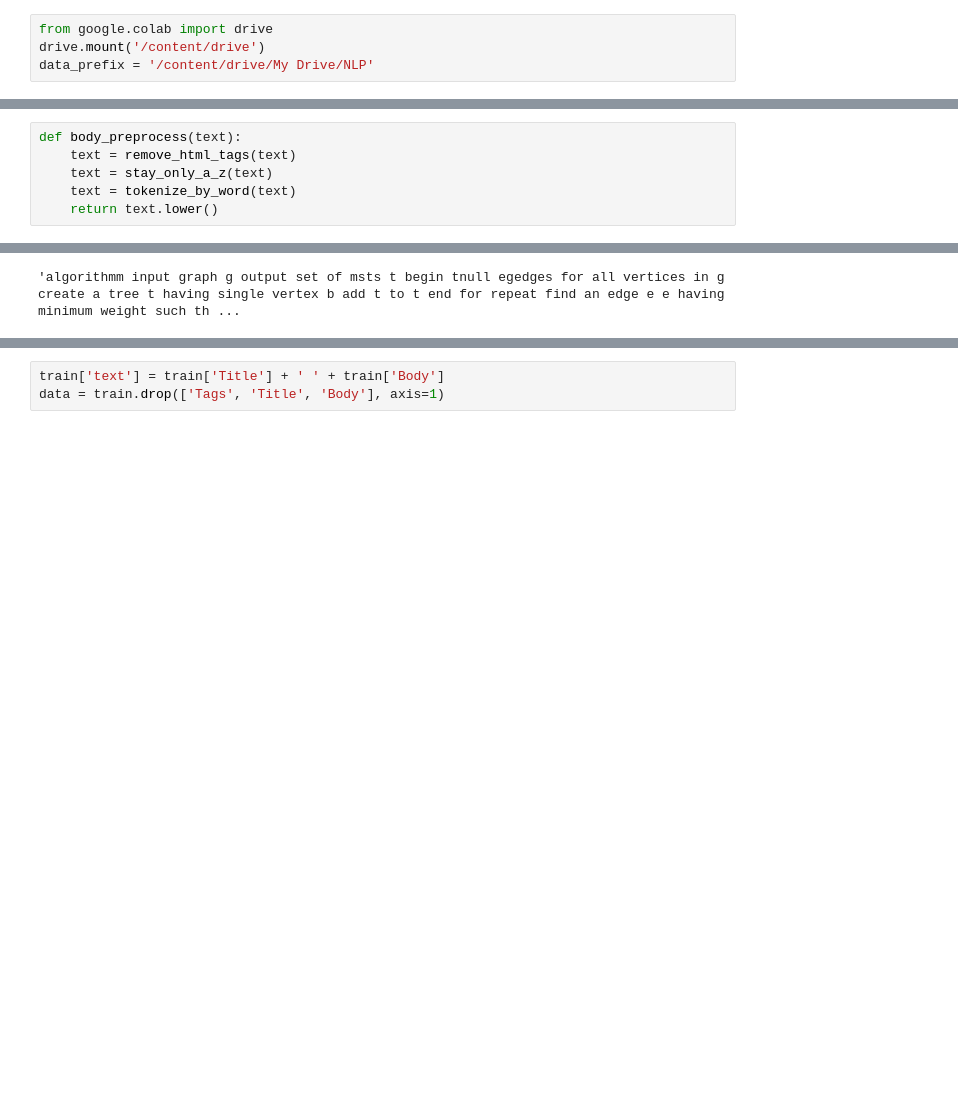
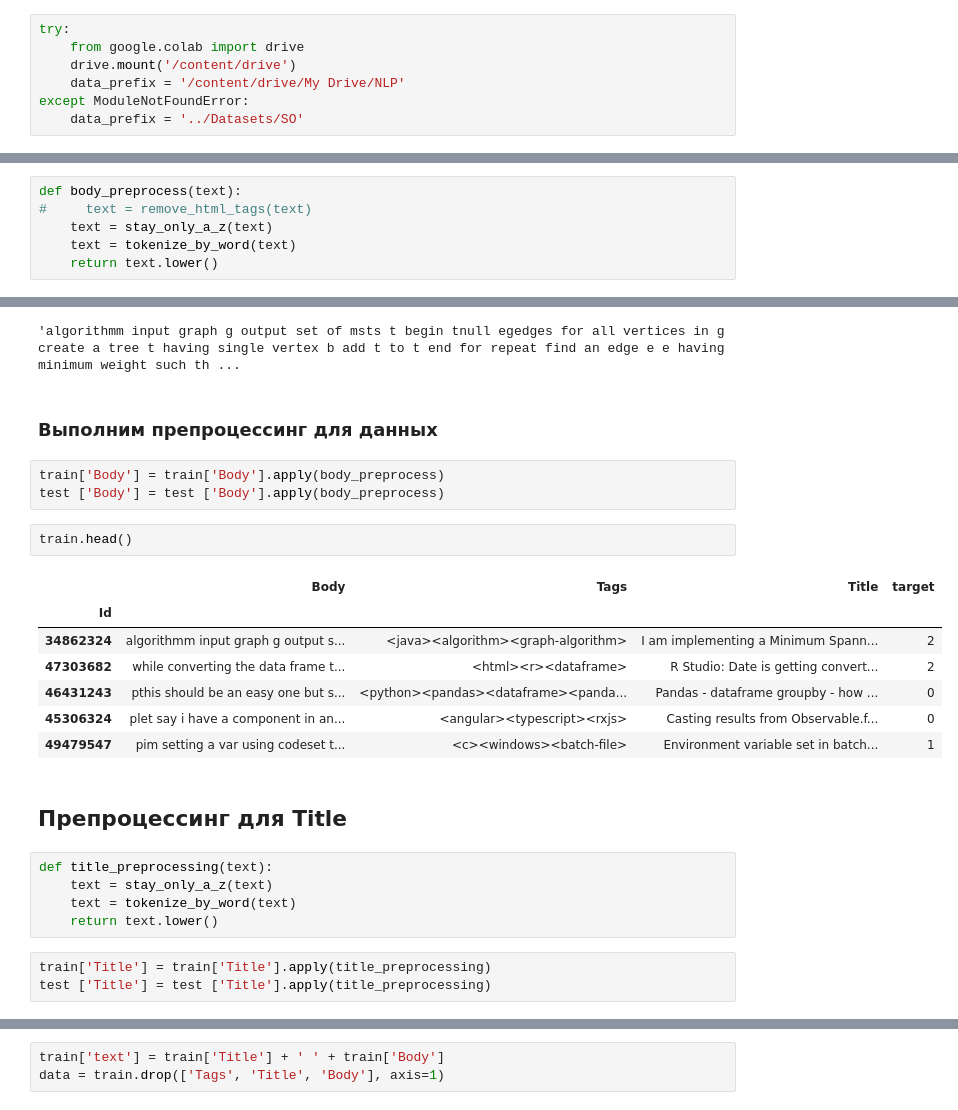
Before and after one commit to DaniilRoman/nlp_course, a Jupyter notebook: NLP_1.ipynb, the cells around one changed output, grey strips where cells are left out. Cells and saved outputs as stored; diff of their text form; blank space fills up the shorter version.

Commit message:
apply new preprocessing

```diff
--- a/NLP_1.ipynb
+++ b/NLP_1.ipynb
@@ -8,6 +8,9 @@ from sklearn.neighbors import KNeighborsClassifier
 from sklearn.ensemble import RandomForestClassifier
 from sklearn.linear_model import LogisticRegression
 # %%
-from google.colab import drive
-drive.mount('/content/drive')
-data_prefix = '/content/drive/My Drive/NLP'
+try:
+    from google.colab import drive
+    drive.mount('/content/drive')
+    data_prefix = '/content/drive/My Drive/NLP'
+except ModuleNotFoundError:
+    data_prefix = '../Datasets/SO'
@@ -64,7 +78,7 @@ tokenize_by_word("Algorithmm:\r\n\r\n**input :** Graph G\r\n\r\n**output:** Set
 ## Препроцессинг для Body
 # %%
 def body_preprocess(text):
-    text = remove_html_tags(text)
+#     text = remove_html_tags(text)
     text = stay_only_a_z(text)
     text = tokenize_by_word(text)
     return text.lower()
@@ -99,3 +113,28 @@ I'm stuck on the logic for the highlighted block.
 I've used simple objects for vertex,edge and tree. And for their sets, used array of Objects.''')
 # %% [output]
 'algorithmm input graph g output set of msts t begin tnull egedges for all vertices in g create a tree t having single vertex b add t to t end for repeat find an edge e e having minimum weight such th ...
+# %% [markdown]
+### Выполним препроцессинг для данных
+# %%
+train['Body'] = train['Body'].apply(body_preprocess)
+test ['Body'] = test ['Body'].apply(body_preprocess)
+# %%
+train.head()
+# %% [output]
+|  | Body | Tags | Title | target |
+| Id |  |  |  |  |
+| 34862324 | algorithmm input graph g output s... | <java><algorithm><graph-algorithm> | I am implementing a Minimum Spann... | 2 |
+| 47303682 | while converting the data frame t... | <html><r><dataframe> | R Studio: Date is getting convert... | 2 |
+| 46431243 | pthis should be an easy one but s... | <python><pandas><dataframe><panda... | Pandas - dataframe groupby - how ... | 0 |
+| 45306324 | plet say i have a component in an... | <angular><typescript><rxjs> | Casting results from Observable.f... | 0 |
+| 49479547 | pim setting a var using codeset t... | <c><windows><batch-file> | Environment variable set in batch... | 1 |
+# %% [markdown]
+## Препроцессинг для Title
+# %%
+def title_preprocessing(text):
+    text = stay_only_a_z(text)
+    text = tokenize_by_word(text)
+    return text.lower()
+# %%
+train['Title'] = train['Title'].apply(title_preprocessing)
+test ['Title'] = test ['Title'].apply(title_preprocessing)
```
Also changed, not shown: parts of 19 cells of this notebook.
